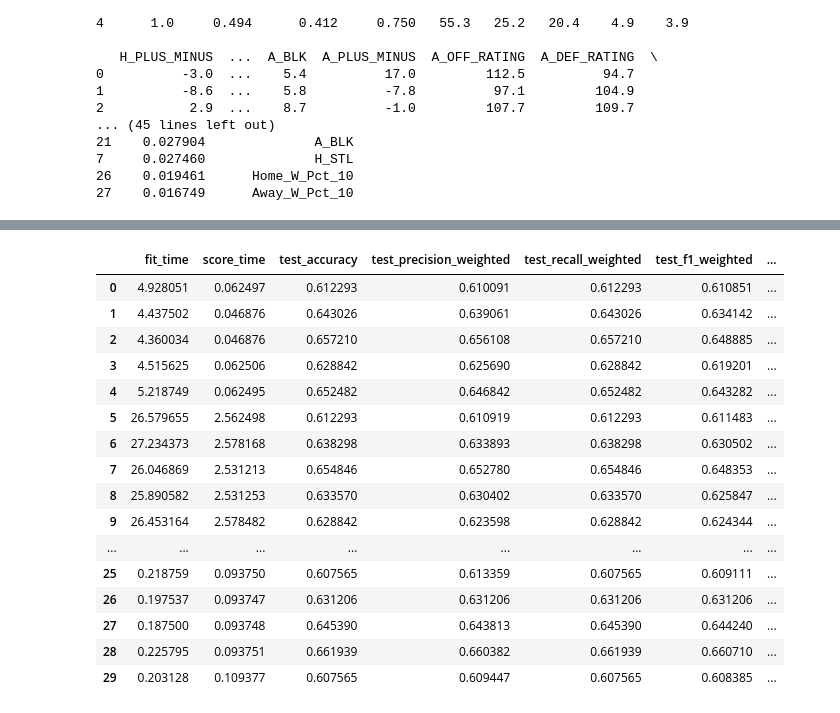
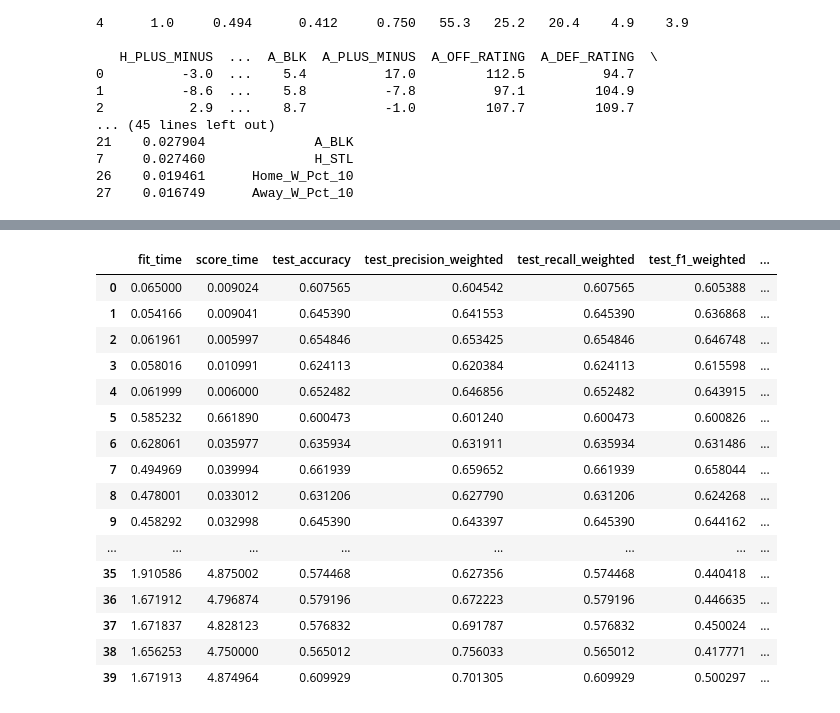
Before and after one commit to ArunabSingh/NBAGamePredictor, a Jupyter notebook: NBAPredictor.ipynb, the cells around one changed output, grey strips where cells are left out. Cells and saved outputs as stored; diff of their text form; code cells hidden in the pictures.

Commit message:
selecting model and making graphs

```diff
--- a/NBAPredictor.ipynb
+++ b/NBAPredictor.ipynb
@@ -444,14 +428,12 @@ from sklearn.neighbors import KNeighborsClassifier
 from sklearn.svm import SVC
 from sklearn.ensemble import RandomForestClassifier
 from sklearn.naive_bayes import GaussianNB
+from xgboost import XGBClassifier
 from sklearn import model_selection
 from sklearn.utils import class_weight
 from sklearn.metrics import classification_report
+from sklearn.metrics import confusion_matrix
 from sklearn.linear_model    import RidgeClassifier
-from sklearn.metrics import confusion_matrix
-import numpy as np
-import pandas as pd
-
 
 X = numeric_df.drop(columns = 'Result')
 
@@ -464,7 +446,7 @@ print(f'X test shape: {X_test.shape}')
 
 #script to test the effectivenes of each model, uses default parameters
 #test six different classification models
-def run_exps(X_train, y_train, X_test, y_test) :
+def create_models(X_train, y_train, X_test, y_test) :
     '''
     Lightweight script to test many models and find winners
     :param X_train: training split
@@ -481,8 +463,6 @@ def run_exps(X_train, y_train, X_test, y_test) :
           ('RF', RandomForestClassifier()),
           ('KNN', KNeighborsClassifier()),
           ('SVM', SVC()),
-          ('Ridge', RidgeClassifier()),
-          ('GNB', GaussianNB())
         ]
 
     results = []
@@ -513,8 +493,10 @@ def run_exps(X_train, y_train, X_test, y_test) :
     final = pd.concat(dfs, ignore_index=True)
 
     return final
-final = run_exps(X_train, y_train, X_test, y_test)
-final
+
+output = create_models(X_train, y_train, X_test, y_test)
+
+print(output)
 # %% [output]
 X train shape: (2115, 30)
 X test shape: (705, 30)
@@ -553,8 +518,8 @@ weighted avg       0.63      0.63      0.63       705
 # %%
-HTML(" Building Bagging Clasifier.")
+HTML(" Building Bagging Classifier.")
+from sklearn.ensemble        import BaggingClassifier
 
 X = numeric_df.drop(columns = 'Result')
-
 y = numeric_df['Result']
 
 X_train, X_test, y_train, y_test = train_test_split(X, y, test_size=0.25, random_state=42)
@@ -562,9 +527,7 @@ X_train, X_test, y_train, y_test = train_test_split(X, y, test_size=0.25, random
 print(f'X train shape: {X_train.shape}')
 print(f'X test shape: {X_test.shape}')
 
-#script to test the effectivenes of each model, uses default parameters
-#test six different classification models
-def run_exps(X_train, y_train, X_test, y_test) :
+def create_models(X_train, y_train, X_test, y_test) :
     '''
     Lightweight script to test many models and find winners
     :param X_train: training split
@@ -577,12 +540,10 @@ def run_exps(X_train, y_train, X_test, y_test) :
     dfs = []
 
     models = [
-          ('LogReg', LogisticRegression()),
-          ('RF', RandomForestClassifier()),
-          ('KNN', KNeighborsClassifier()),
-          ('SVM', SVC()),
-          ('Ridge', RidgeClassifier()),
-          ('GNB', GaussianNB())
+          ('Bg LogReg', LogisticRegression()),
+          ('Bg RF', RandomForestClassifier()),
+          ('Bg KNN', KNeighborsClassifier()),
+          ('Bg SVM', SVC()),
         ]
 
     results = []
@@ -597,7 +558,7 @@ def run_exps(X_train, y_train, X_test, y_test) :
 
         kfold = model_selection.KFold(n_splits=5, shuffle=True, random_state=90210)
 
-        bagged_model = BaggingClassifier(model, max_samples=0.7, n_estimators=100)
+        bagged_model = BaggingClassifier(model, max_samples=0.4, n_estimators=100)
         cv_results = model_selection.cross_validate(bagged_model, X_train, y_train, cv=kfold, scoring=scoring)
         bagged_clf = bagged_model.fit(X_train, y_train)
         y_pred = bagged_clf.predict(X_test)
@@ -609,14 +570,13 @@ def run_exps(X_train, y_train, X_test, y_test) :
         names.append(name)
 
         this_df = pd.DataFrame(cv_results)
-        this_df['model'] = name
+        this_df['model'] = "Bagging" + name
         dfs.append(this_df)
 
     final = pd.concat(dfs, ignore_index=True)
 
     return final
-final = run_exps(X_train, y_train, X_test, y_test)
-final
+result2 = create_models(X_train, y_train, X_test, y_test)
 # %% [output]
 X train shape: (2115, 30)
 X test shape: (705, 30)
@@ -638,20 +598,20 @@ weighted avg       0.63      0.63      0.63       705
 |  | fit_time | score_time | test_accuracy | test_precision_weighted | test_recall_weighted | test_f1_weighted | ... |
-| 0 | 4.928051 | 0.062497 | 0.612293 | 0.610091 | 0.612293 | 0.610851 | ... |
-| 1 | 4.437502 | 0.046876 | 0.643026 | 0.639061 | 0.643026 | 0.634142 | ... |
-| 2 | 4.360034 | 0.046876 | 0.657210 | 0.656108 | 0.657210 | 0.648885 | ... |
-| 3 | 4.515625 | 0.062506 | 0.628842 | 0.625690 | 0.628842 | 0.619201 | ... |
-| 4 | 5.218749 | 0.062495 | 0.652482 | 0.646842 | 0.652482 | 0.643282 | ... |
-| 5 | 26.579655 | 2.562498 | 0.612293 | 0.610919 | 0.612293 | 0.611483 | ... |
-| 6 | 27.234373 | 2.578168 | 0.638298 | 0.633893 | 0.638298 | 0.630502 | ... |
-| 7 | 26.046869 | 2.531213 | 0.654846 | 0.652780 | 0.654846 | 0.648353 | ... |
-| 8 | 25.890582 | 2.531253 | 0.633570 | 0.630402 | 0.633570 | 0.625847 | ... |
-| 9 | 26.453164 | 2.578482 | 0.628842 | 0.623598 | 0.628842 | 0.624344 | ... |
+| 0 | 0.065000 | 0.009024 | 0.607565 | 0.604542 | 0.607565 | 0.605388 | ... |
+| 1 | 0.054166 | 0.009041 | 0.645390 | 0.641553 | 0.645390 | 0.636868 | ... |
+| 2 | 0.061961 | 0.005997 | 0.654846 | 0.653425 | 0.654846 | 0.646748 | ... |
+| 3 | 0.058016 | 0.010991 | 0.624113 | 0.620384 | 0.624113 | 0.615598 | ... |
+| 4 | 0.061999 | 0.006000 | 0.652482 | 0.646856 | 0.652482 | 0.643915 | ... |
+| 5 | 0.585232 | 0.661890 | 0.600473 | 0.601240 | 0.600473 | 0.600826 | ... |
+| 6 | 0.628061 | 0.035977 | 0.635934 | 0.631911 | 0.635934 | 0.631486 | ... |
+| 7 | 0.494969 | 0.039994 | 0.661939 | 0.659652 | 0.661939 | 0.658044 | ... |
+| 8 | 0.478001 | 0.033012 | 0.631206 | 0.627790 | 0.631206 | 0.624268 | ... |
+| 9 | 0.458292 | 0.032998 | 0.645390 | 0.643397 | 0.645390 | 0.644162 | ... |
 | ... | ... | ... | ... | ... | ... | ... | ... |
-| 25 | 0.218759 | 0.093750 | 0.607565 | 0.613359 | 0.607565 | 0.609111 | ... |
-| 26 | 0.197537 | 0.093747 | 0.631206 | 0.631206 | 0.631206 | 0.631206 | ... |
-| 27 | 0.187500 | 0.093748 | 0.645390 | 0.643813 | 0.645390 | 0.644240 | ... |
-| 28 | 0.225795 | 0.093751 | 0.661939 | 0.660382 | 0.661939 | 0.660710 | ... |
-| 29 | 0.203128 | 0.109377 | 0.607565 | 0.609447 | 0.607565 | 0.608385 | ... |
+| 35 | 1.910586 | 4.875002 | 0.574468 | 0.627356 | 0.574468 | 0.440418 | ... |
+| 36 | 1.671912 | 4.796874 | 0.579196 | 0.672223 | 0.579196 | 0.446635 | ... |
+| 37 | 1.671837 | 4.828123 | 0.576832 | 0.691787 | 0.576832 | 0.450024 | ... |
+| 38 | 1.656253 | 4.750000 | 0.565012 | 0.756033 | 0.565012 | 0.417771 | ... |
+| 39 | 1.671913 | 4.874964 | 0.609929 | 0.701305 | 0.609929 | 0.500297 | ... |
 # %%
 HTML("Building Ensembles using mlxted.classifier")
 
```
Also changed, not shown: parts of 16 cells of this notebook, 2 other files.
